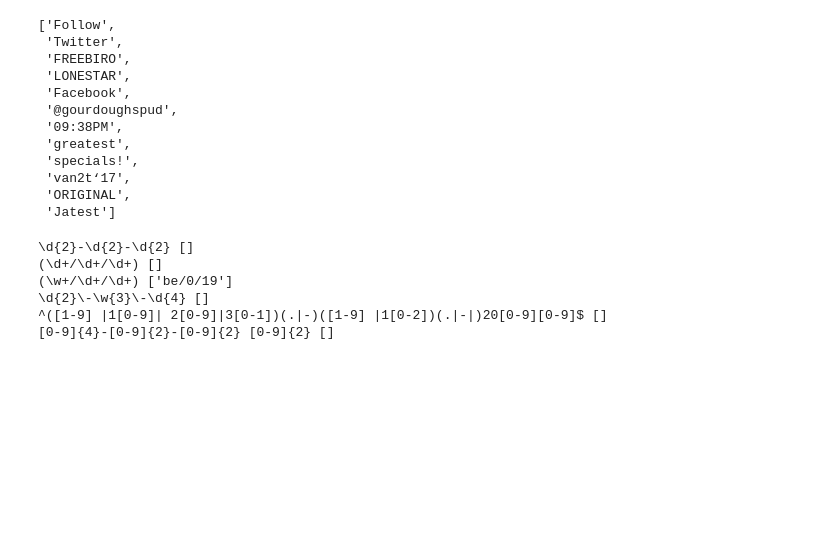
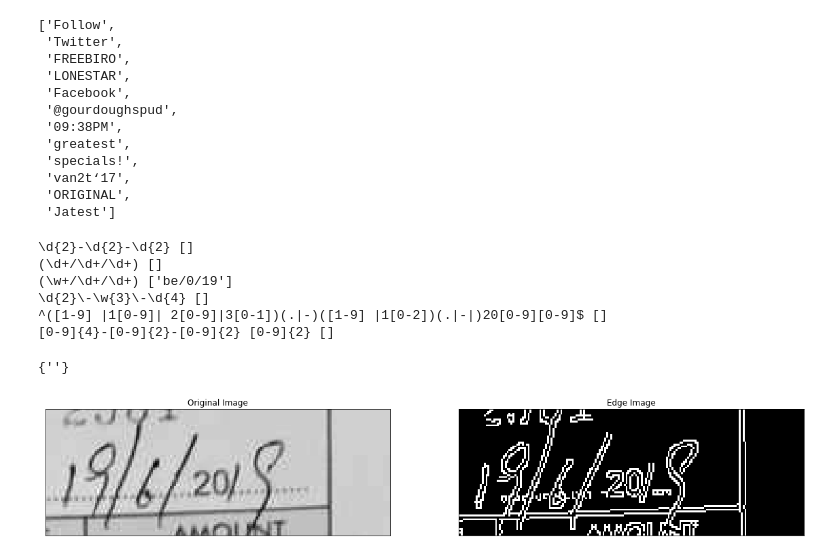
Before and after one commit to priyanshgupta1998/Image_Processing, a Jupyter notebook: Fyle-OCR/code.ipynb, the cells around one changed output. Drawn from its saved outputs; the diff is of its cells as text; code cells hidden in the pictures; blank space fills up the shorter version.

```diff
--- a/Fyle-OCR/code.ipynb
+++ b/Fyle-OCR/code.ipynb
@@ -218,0 +228,37 @@ for j in range(2,4):
+# %%
+
+import cv2
+import pytesseract
+import numpy as np
+from matplotlib import pyplot as plt
+from PIL import Image
+import sys
+import numpy as np
+
+imag = path  +fold[71]
+img = cv2.imread(imag,0)
+
+h = img.shape[0]//3
+w = img.shape[1]
+crop_img = img[img.shape[0]//4:h-40, w-200:w-20]
+# img = cv2.resize(img, (800,800), interpolation = cv2.INTER_AREA)
+edges = cv2.Canny(crop_img,100,200)
+
+result = pytesseract.image_to_data(edges, lang='eng', nice=0, output_type=pytesseract.Output.DICT)
+
+print(set(result['text']))
+plt.figure(figsize=(20,10))
+plt.subplot(121),
+plt.imshow(crop_img,cmap = 'gray')
+plt.title('Original Image'),
+plt.xticks([]),
+plt.yticks([])
+plt.subplot(122),
+plt.imshow(edges,cmap = 'gray')
+plt.title('Edge Image'),
+plt.xticks([]),
+plt.yticks([])
+plt.show()
+# %% [output]
+{''}
+[figure, added]
```
Also changed, not shown: parts of 6 cells of this notebook.
